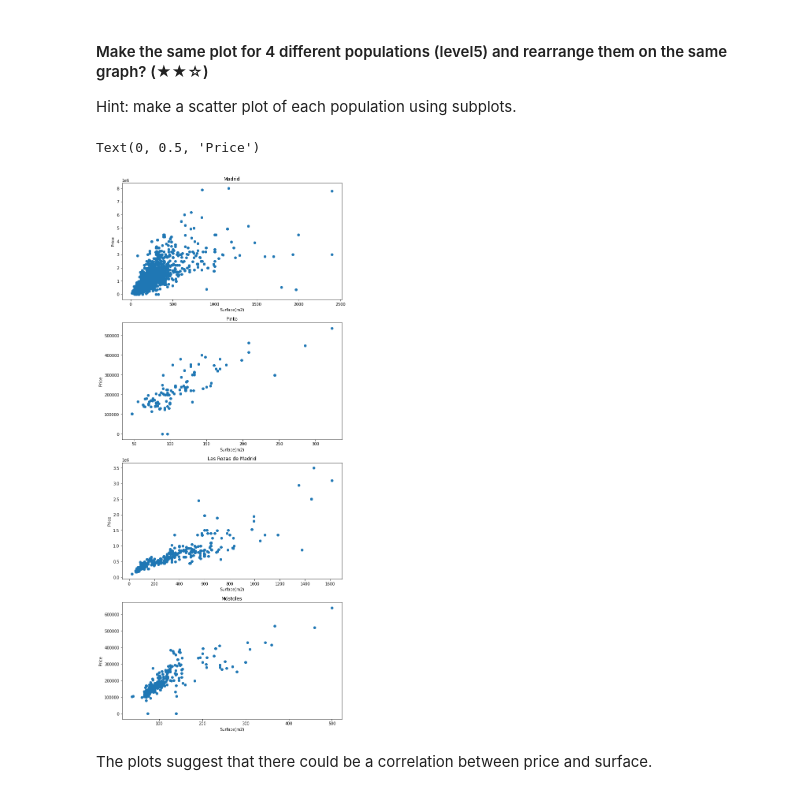
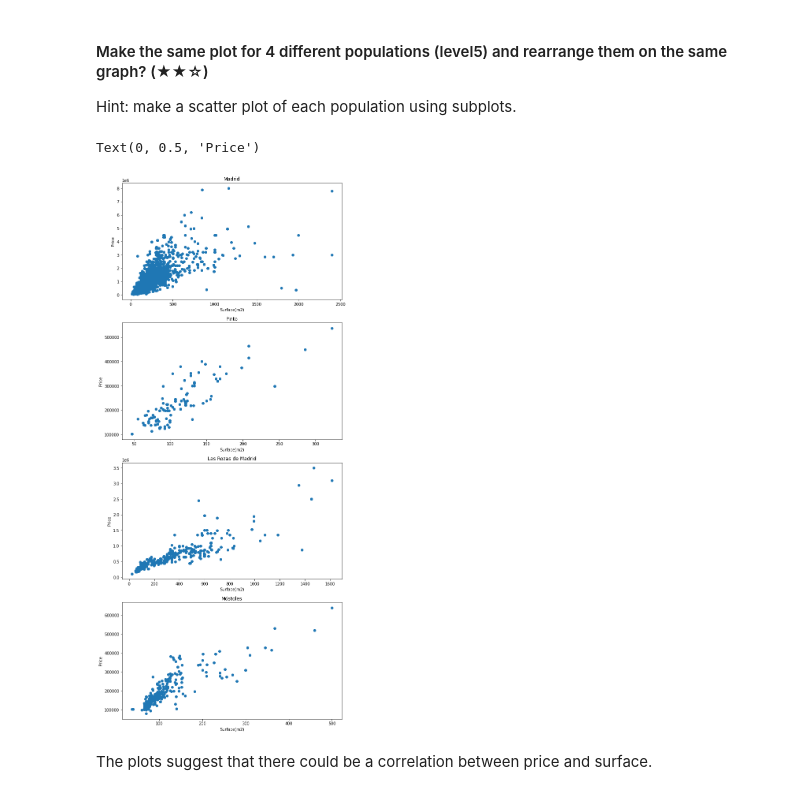
Before and after one commit to martina-nu/4geeks-prework-finalprojectv2, a Jupyter notebook: project.ipynb, the cells around one changed output. Saved outputs shown, nothing was run; the diff lists cells and outputs as text; code cells hidden in the pictures.

```diff
--- a/project.ipynb
+++ b/project.ipynb
@@ -389,9 +378,12 @@ The prices are very similar, however it is higher for Alcorcón.
 # %% [markdown]
 #### Reload the data, is the average of "Valdemorillo" and "Galapagar" prices the same?
 # %%
+#Work with prices greater than 0
+df_filter =df[df['price']>0]
+
 print("Average of price: ")
-print("Valdemorillo: " + str(df[df.level5 == "Valdemorillo"].price.mean()))
-print("Galapagar: "+ str(df[df.level5 == "Galapagar"].price.mean()))
+print("Valdemorillo: " + str(df_filter[df_filter.level5 == "Valdemorillo"].price.mean()))
+print("Galapagar: "+ str(df_filter[df_filter.level5 == "Galapagar"].price.mean()))
 # %% [output]
 Average of price:
 Valdemorillo: 371583.0188679245
@@ -401,13 +393,13 @@ The average prices are very similar in both cases
 # %% [markdown]
 #### What happens if we do the same analysis for price/m2 (★★☆)
 # %%
-df["Price_per_square"] = (df["price"]/df["surface"])
+df_filter["Price_per_square"] = (df_filter["price"]/df_filter["surface"])
 
 print("Price per square Valdemorillo")
-print(df[df.level5 == "Valdemorillo"].Price_per_square.mean())
+print(df_filter[df_filter.level5 == "Valdemorillo"].Price_per_square.mean())
 
 print("Price per square meter Galapagar")
-print(df[df.level5 == "Galapagar"].Price_per_square.mean())
+print(df_filter[df_filter.level5 == "Galapagar"].Price_per_square.mean())
 # %% [output]
 Price per square Valdemorillo
 1317.9502109024984
@@ -447,40 +444,40 @@ Text(0, 0.5, 'Price')
 Hint: make a scatter plot of each population using subplots.
 # %%
 
-madrid = df[df.level5 == " Madrid Capital"]
-pinto = df[df.level5 == "Pinto"]
-las_rozas = df[df.level5 == "Las Rozas de Madrid"]
-mostoles = df[df.level5 == "Móstoles"]
+madrid = df_filter[df_filter.level5 == " Madrid Capital"]
+pinto = df_filter[df_filter.level5 == "Pinto"]
+las_rozas = df_filter[df_filter.level5 == "Las Rozas de Madrid"]
+mostoles = df_filter[df_filter.level5 == "Móstoles"]
 
 
 fig, ax = plt.subplots(4, figsize=(10, 25))
 
 
 ax[0].scatter(x = madrid["surface"], y = madrid["price"])
 ax[0].set_title('Madrid')
 ax[0].set_xlabel('Surface(m2)')
 ax[0].set_ylabel('Price')
 
 
 
 ax[1].scatter(x = pinto["surface"], y = pinto["price"])
 ax[1].set_title('Pinto')
 ax[1].set_xlabel('Surface(m2)')
 ax[1].set_ylabel('Price')
 
 
 ax[2].scatter(x = las_rozas["surface"], y = las_rozas["price"])
 ax[2].set_title('Las Rozas de Madrid')
 ax[2].set_xlabel('Surface(m2)')
 ax[2].set_ylabel('Price')
 
 ax[3].scatter(x = mostoles["surface"], y = mostoles["price"])
 ax[3].set_title('Móstoles')
 ax[3].set_xlabel('Surface(m2)')
 ax[3].set_ylabel('Price')
 # %% [output]
 Text(0, 0.5, 'Price')
-[figure, old version]
+[figure, new version]
 # %% [markdown]
 The plots suggest that there could be a correlation between price and surface.
 # %% [markdown]
```
Also changed, not shown: parts of 16 cells of this notebook.
